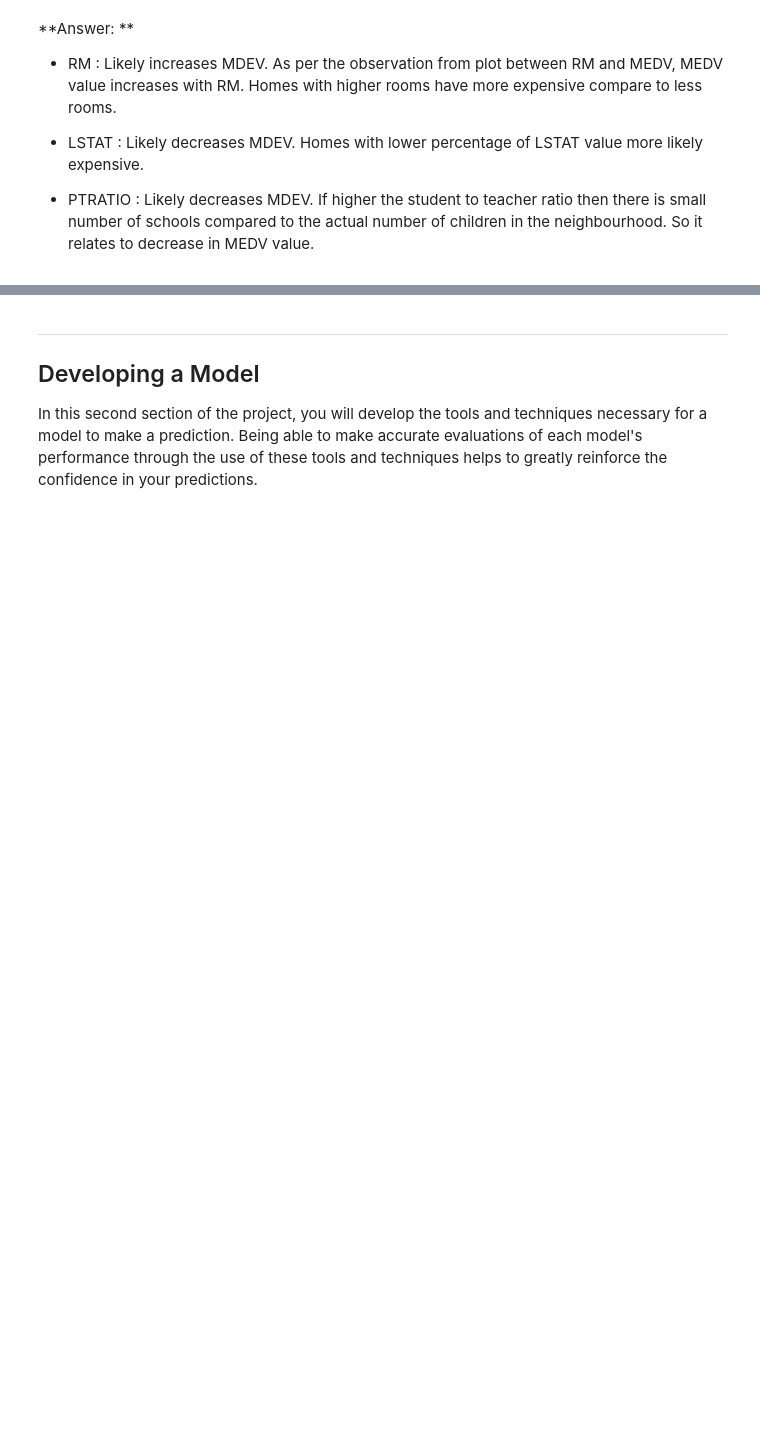
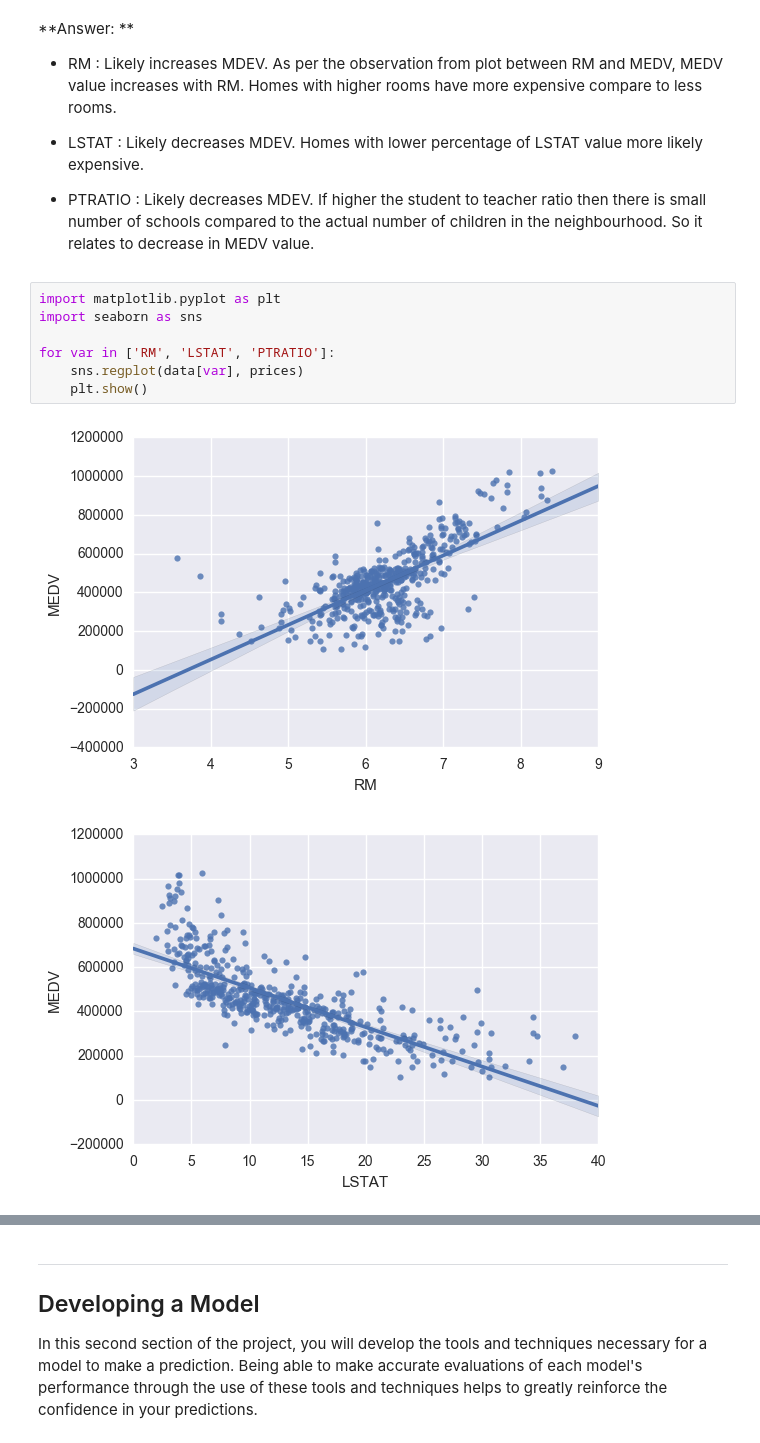
Before and after one commit to gottipati/boston_housing, a Jupyter notebook: boston_housing.ipynb, the cells around one changed output, grey strips where cells are left out. Saved outputs shown, nothing was run; the diff lists cells and outputs as text; blank space fills up the shorter version.

```diff
--- a/boston_housing.ipynb
+++ b/boston_housing.ipynb
@@ -100,3 +100,13 @@ _Using your intuition, for each of the three features above, do you think that a
 * LSTAT : Likely decreases MDEV. Homes with lower percentage of LSTAT value more likely expensive.
 
 * PTRATIO : Likely decreases MDEV. If higher the student to teacher ratio then there is small number of schools compared to the actual number of children in the neighbourhood. So it relates to decrease in MEDV value.
+# %%
+import matplotlib.pyplot as plt
+import seaborn as sns
+
+for var in ['RM', 'LSTAT', 'PTRATIO']:
+    sns.regplot(data[var], prices)
+    plt.show()
+# %% [output]
+[figure, added]
+[figure, added]
```
Also changed, not shown: parts of 5 cells of this notebook, 1 other file.
